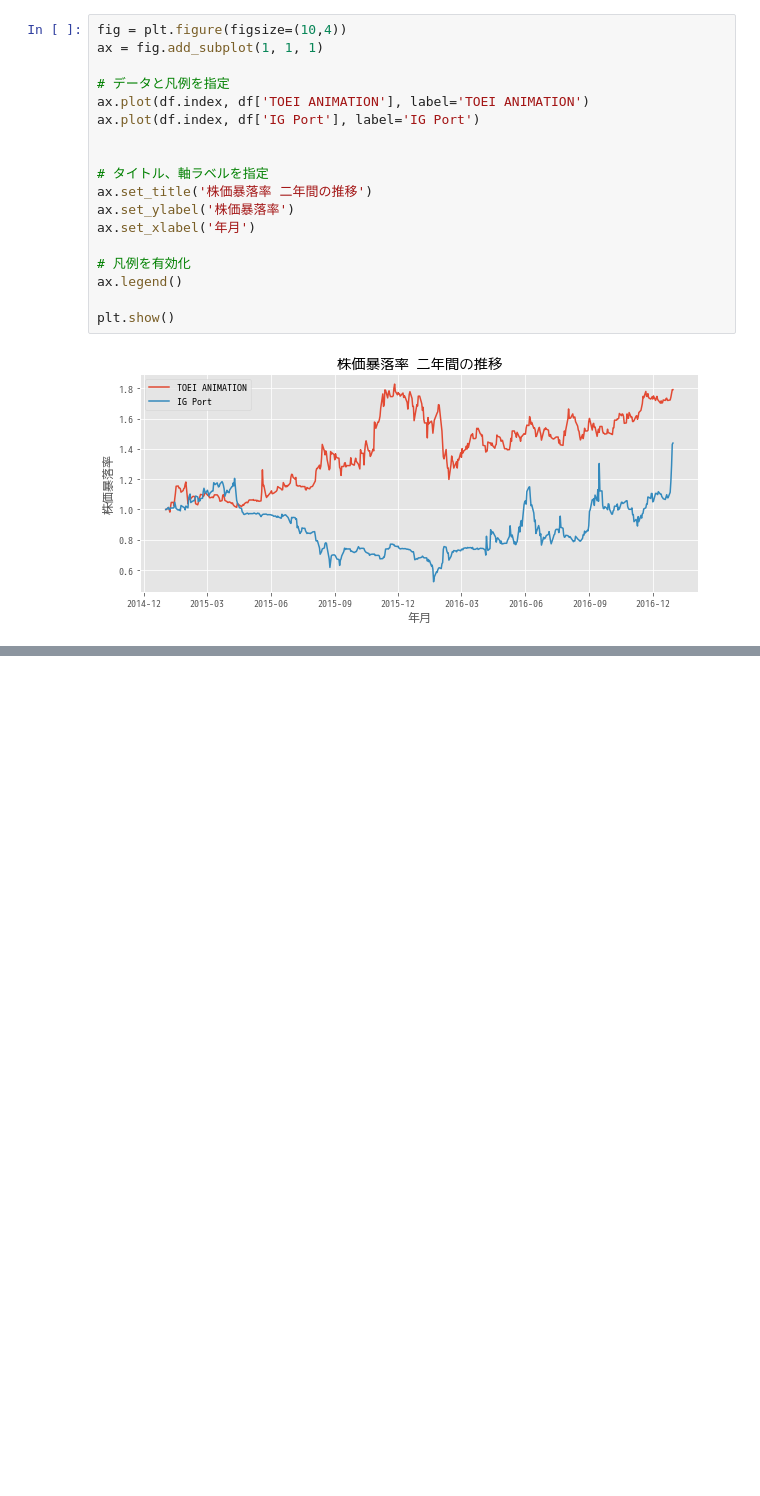
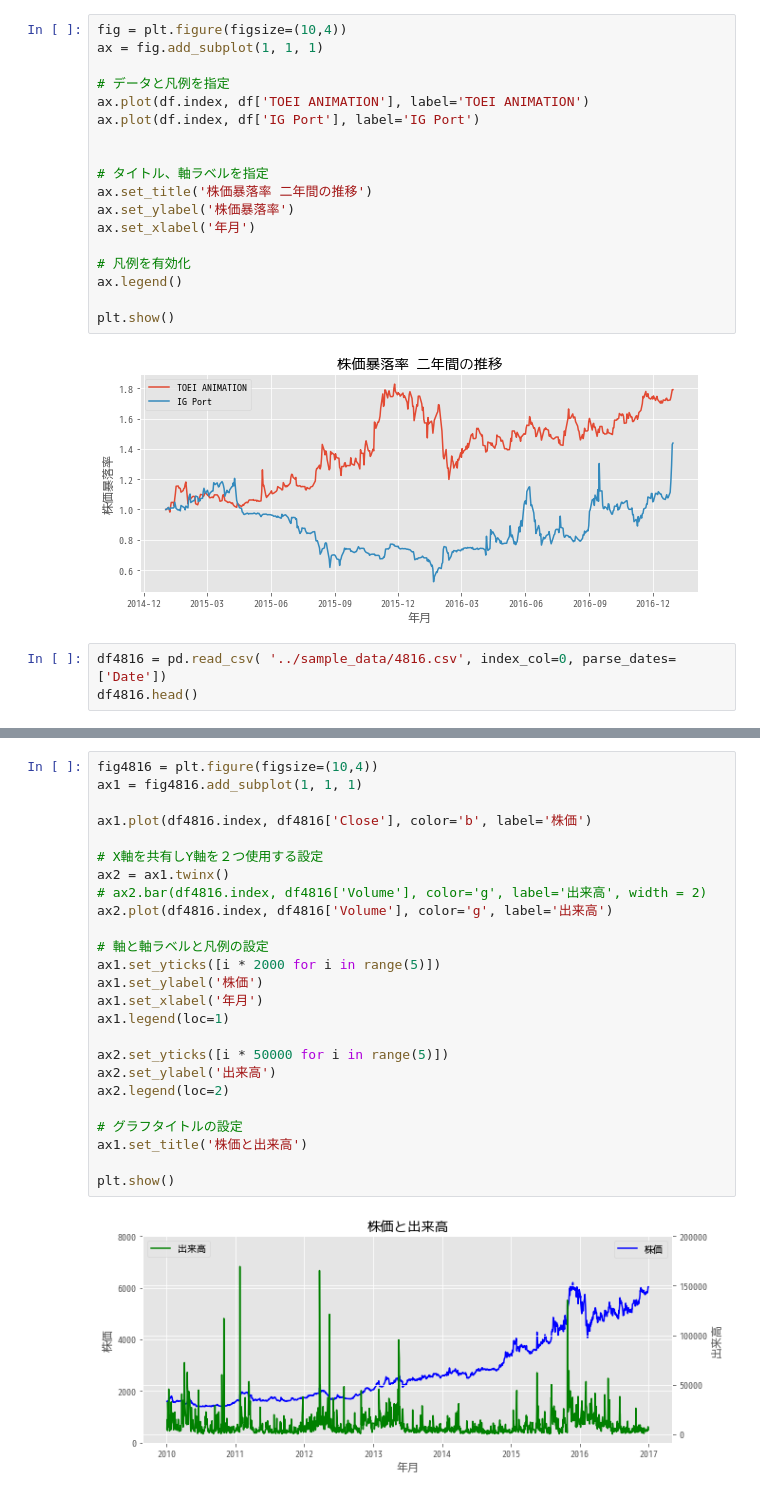
Before and after one commit to yukimura1227/trainings, a Jupyter notebook: matplotlib_sample/matplotlib_sample.ipynb, the cells around one changed output, grey strips where cells are left out. Saved outputs shown, nothing was run; the diff lists cells and outputs as text; blank space fills up the shorter version.

Commit message:
sample of multi line graph

```diff
--- a/matplotlib_sample/matplotlib_sample.ipynb
+++ b/matplotlib_sample/matplotlib_sample.ipynb
@@ -103,3 +103,6 @@ ax.legend()
 plt.show()
 # %% [output]
 [figure]
+# %%
+df4816 = pd.read_csv( '../sample_data/4816.csv', index_col=0, parse_dates=['Date'])
+df4816.head()
@@ -105,0 +117,27 @@ plt.show()
+# %%
+fig4816 = plt.figure(figsize=(10,4))
+ax1 = fig4816.add_subplot(1, 1, 1)
+
+ax1.plot(df4816.index, df4816['Close'], color='b', label='株価')
+
+# X軸を共有しY軸を２つ使用する設定
+ax2 = ax1.twinx()
+# ax2.bar(df4816.index, df4816['Volume'], color='g', label='出来高', width = 2)
+ax2.plot(df4816.index, df4816['Volume'], color='g', label='出来高')
+
+# 軸と軸ラベルと凡例の設定
+ax1.set_yticks([i * 2000 for i in range(5)])
+ax1.set_ylabel('株価')
+ax1.set_xlabel('年月')
+ax1.legend(loc=1)
+
+ax2.set_yticks([i * 50000 for i in range(5)])
+ax2.set_ylabel('出来高')
+ax2.legend(loc=2)
+
+# グラフタイトルの設定
+ax1.set_title('株価と出来高')
+
+plt.show()
+# %% [output]
+[figure, added]
```
Also changed, not shown: parts of 1 cell of this notebook.
